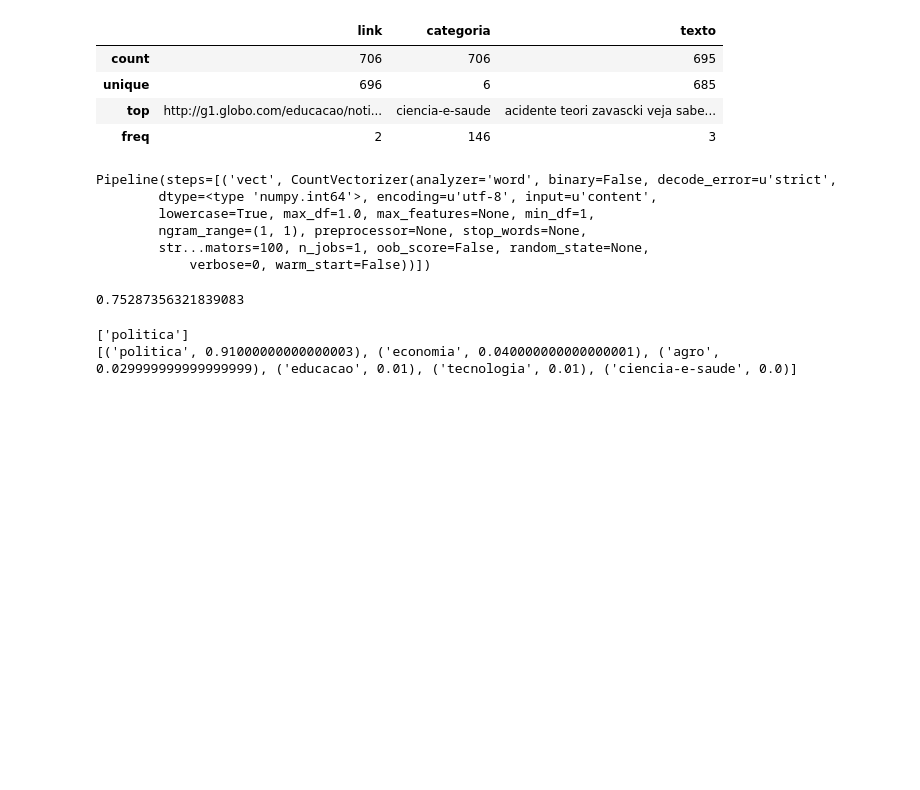
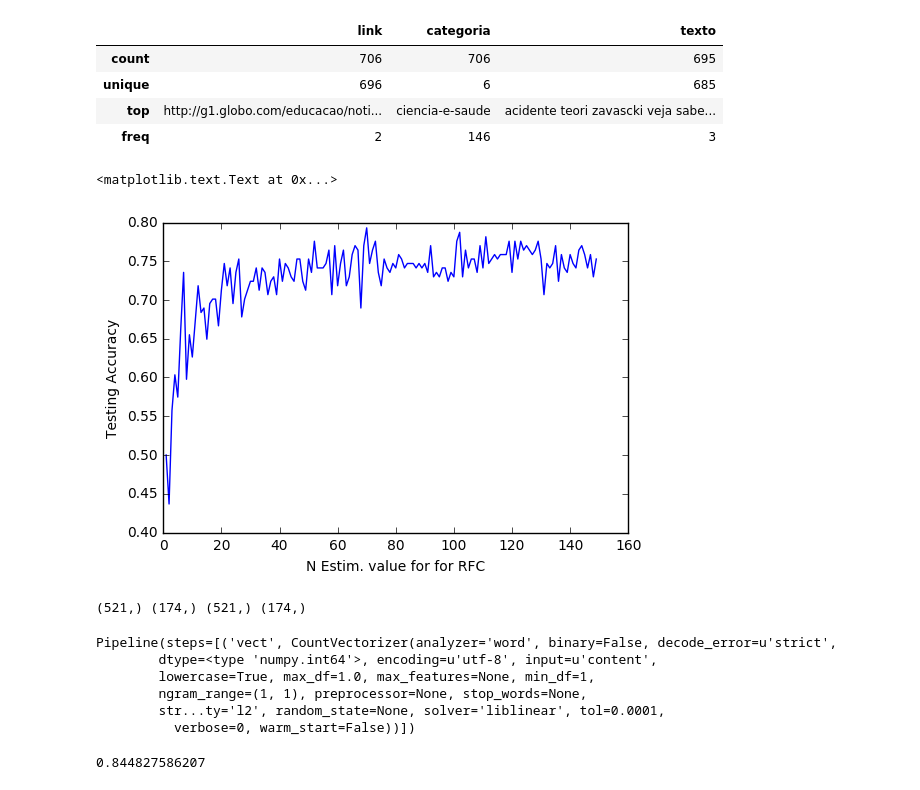
Before and after one commit to rafaelnovello/Data-Analysis, a Jupyter notebook: Bag Words.ipynb, the cells around one changed output. Drawn from its saved outputs; the diff is of its cells as text; code cells hidden in the pictures; blank space fills up the shorter version.

Commit message:
Trocando modelo para Logistic Regression

```diff
--- a/Bag Words.ipynb
+++ b/Bag Words.ipynb
@@ -49,20 +59,19 @@ X_train, X_test, Y_train, Y_test = sklearn.model_selection.train_test_split(bag_
-# %%
-pipe.fit(X_train, Y_train)
-# %% [output]
-Pipeline(steps=[('vect', CountVectorizer(analyzer='word', binary=False, decode_error=u'strict',
-        dtype=<type 'numpy.int64'>, encoding=u'utf-8', input=u'content',
-        lowercase=True, max_df=1.0, max_features=None, min_df=1,
-        ngram_range=(1, 1), preprocessor=None, stop_words=None,
-        str...mators=100, n_jobs=1, oob_score=False, random_state=None,
-            verbose=0, warm_start=False))])
-# %%
-pipe.score(X_test, Y_test)
-# %% [output]
-0.75287356321839083
+# %%
+accuracy = []
+
+for n in range(1,150):
+    do_forest(n, accuracy)
+# %%
+plt.plot(range(1, 150), accuracy)
+plt.xlabel('N Estim. value for for RFC')
+plt.ylabel('Testing Accuracy')
+# %% [output]
+<matplotlib.text.Text at 0x...>
+[figure, added]
 # %%
 url = 'http://g1.globo.com/rs/rio-grande-do-sul/noticia/2017/01/nas-proximas-horas-ou-dias-teremos-novo-relator-da-lava-jato-diz-mello.html'
 def predict(url):
-    from G1_categorizer import pre_processor
+    from news_categorizer import pre_processor
     words = pre_processor(url)
     resp = pipe.predict([words])
     print resp
@@ -71,7 +80,4 @@ def predict(url):
     resp.sort(key=lambda tup: tup[1], reverse=True)
     print resp
 
-predict(url)
+#predict(url)
-# %% [output]
-['politica']
-[('politica', 0.91000000000000003), ('economia', 0.040000000000000001), ('agro', 0.029999999999999999), ('educacao', 0.01), ('tecnologia', 0.01), ('ciencia-e-saude', 0.0)]
@@ -77,0 +88,22 @@ predict(url)
+# %%
+print X_train.shape, X_test.shape, Y_train.shape, Y_test.shape
+# %% [output]
+(521,) (174,) (521,) (174,)
+# %%
+logreg = LogisticRegression()
+vect = CountVectorizer(analyzer = "word", tokenizer = None, preprocessor = None, stop_words = None)
+pipe = Pipeline([('vect', vect), ('logreg', logreg)])
+
+pipe.fit(X_train, Y_train)
+# %% [output]
+Pipeline(steps=[('vect', CountVectorizer(analyzer='word', binary=False, decode_error=u'strict',
+        dtype=<type 'numpy.int64'>, encoding=u'utf-8', input=u'content',
+        lowercase=True, max_df=1.0, max_features=None, min_df=1,
+        ngram_range=(1, 1), preprocessor=None, stop_words=None,
+        str...ty='l2', random_state=None, solver='liblinear', tol=0.0001,
+          verbose=0, warm_start=False))])
+# %%
+Y_pred = pipe.predict(X_test)
+print metrics.accuracy_score(Y_test,Y_pred)
+# %% [output]
+0.844827586207
```
Also changed, not shown: parts of 19 cells of this notebook, 1 other file.
